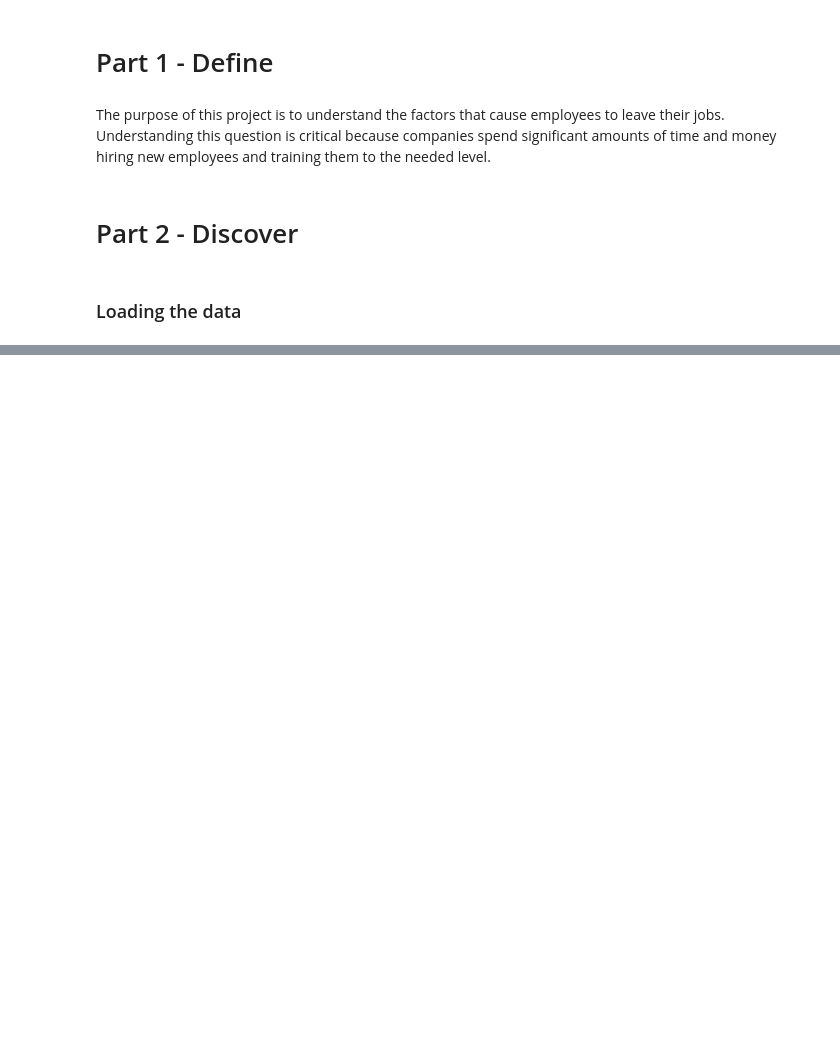
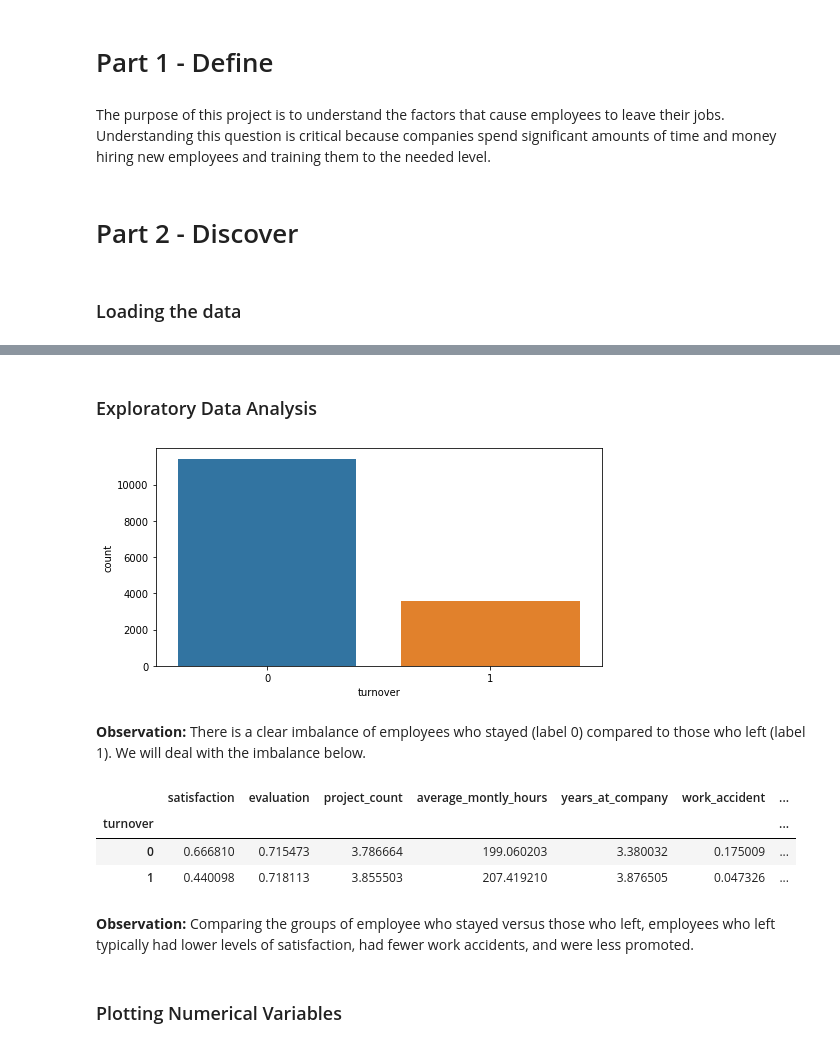
Before and after one commit to uclajsam/Predicting_Employee_Churn, a Jupyter notebook: HR_Analytics.ipynb, the cells around one changed output, grey strips where cells are left out. Saved outputs shown, nothing was run; the diff lists cells and outputs as text; code cells hidden in the pictures; blank space fills up the shorter version.

```diff
--- a/HR_Analytics.ipynb
+++ b/HR_Analytics.ipynb
@@ -33,3 +95,27 @@ df.describe(include = ['O'])
 | unique | 10 | 3 |
 | top | sales | low |
 | freq | 4140 | 7316 |
+# %% [markdown]
+### Exploratory Data Analysis
+# %%
+plt.figure(figsize = (8, 4))
+sns.countplot(df['turnover'])
+plt.show()
+# %% [output]
+[figure, added]
+# %% [markdown]
+**Observation:**
+There is a clear imbalance of employees who stayed (label 0) compared to those who left (label 1).  We will deal with the imbalance below.
+# %%
+turnover_summary = df.groupby('turnover').mean()
+turnover_summary
+# %% [output]
+|  | satisfaction | evaluation | project_count | average_montly_hours | years_at_company | work_accident | ... |
+| turnover |  |  |  |  |  |  | ... |
+| 0 | 0.666810 | 0.715473 | 3.786664 | 199.060203 | 3.380032 | 0.175009 | ... |
+| 1 | 0.440098 | 0.718113 | 3.855503 | 207.419210 | 3.876505 | 0.047326 | ... |
+# %% [markdown]
+**Observation:**
+Comparing the groups of employee who stayed versus those who left, employees who left typically had lower levels of satisfaction, had fewer work accidents, and were less promoted.
+# %% [markdown]
+### Plotting Numerical Variables
```
Also changed, not shown: parts of 19 cells of this notebook.
